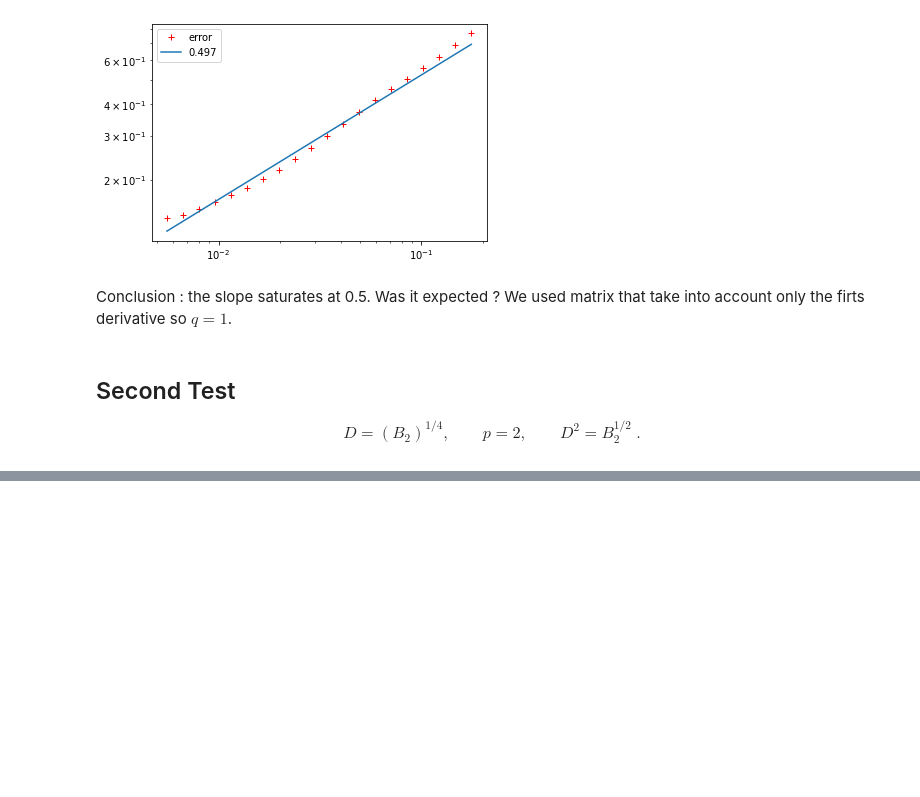
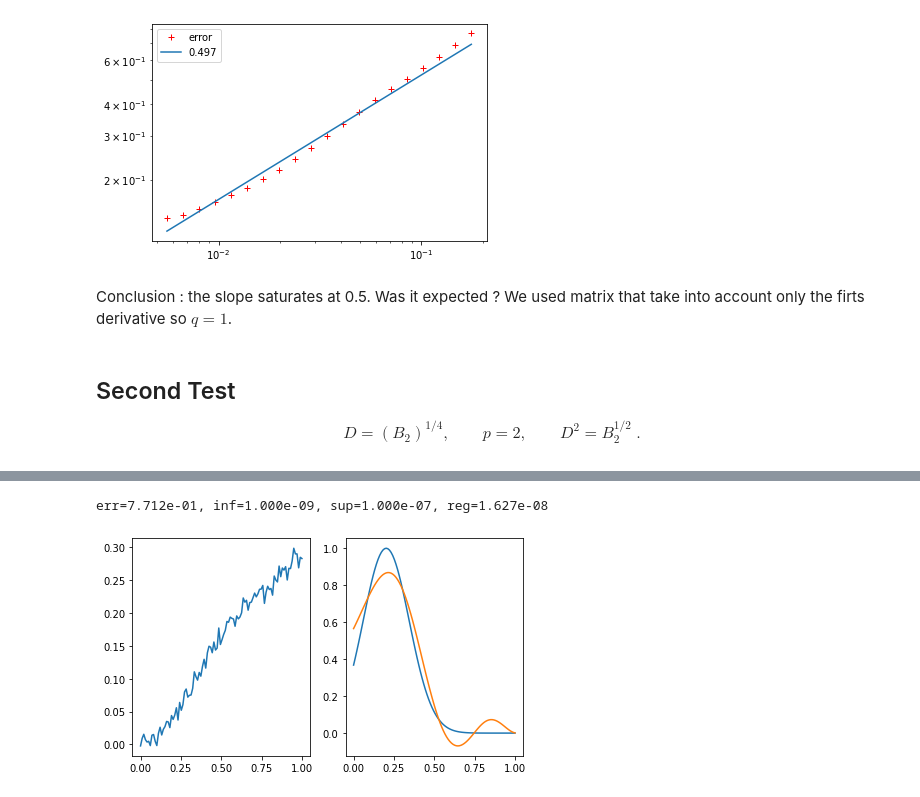
Before and after one commit to ceciledellavalle/RegularisationHS, a Jupyter notebook: OffGaussian - Choice of matrix B.ipynb, the cells around one changed output, grey strips where cells are left out. Cells and saved outputs as stored; diff of their text form; code cells hidden in the pictures; blank space fills up the shorter version.

```diff
--- a/OffGaussian - Choice of matrix B.ipynb
+++ b/OffGaussian - Choice of matrix B.ipynb
@@ -67,0 +69,6 @@ th. qmax =  5.5 , q = 5.54
+# %%
+x,y,yd = exp1.DataGen(noise=0.05,style='offgauss',export=False)
+xadp = exp1.Solver(x,yd,reg_inf=10**-9,reg_sup=10**-7,export=False)
+# %% [output]
+err=7.712e-01, inf=1.000e-09, sup=1.000e-07, reg=1.627e-08
+[figure, added]
```
Also changed, not shown: parts of 3 cells of this notebook, 52 other files.
